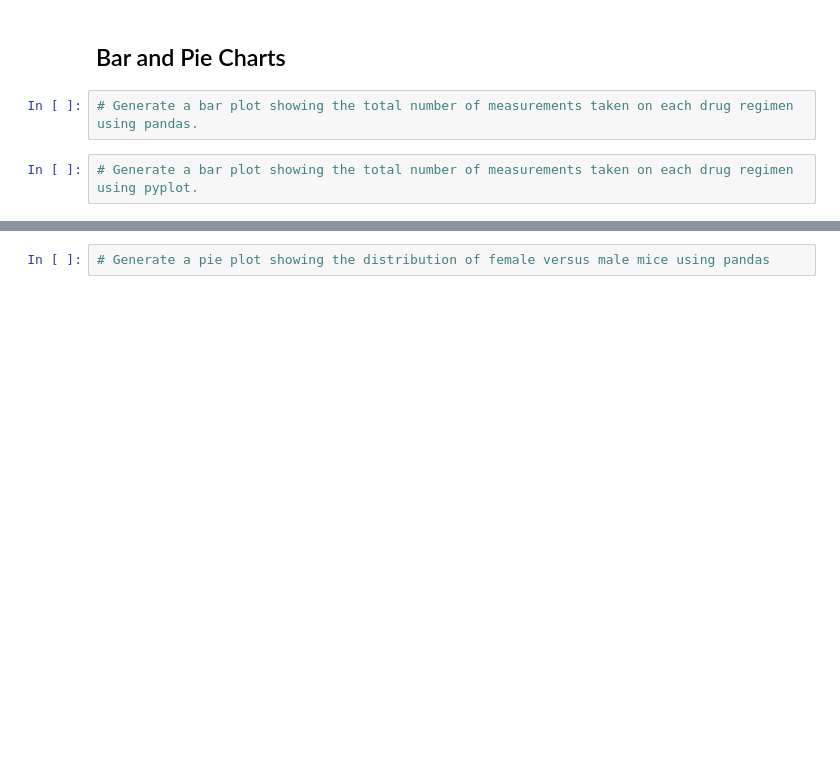
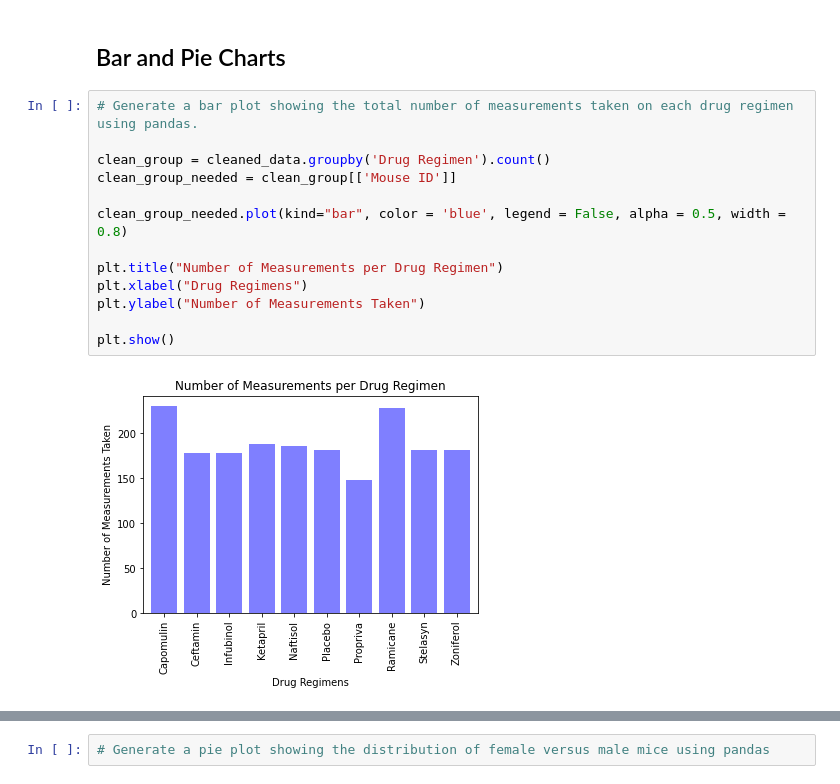
Before and after one commit to pspitzer86/Matplotlib-Challenge, a Jupyter notebook: Pymaceuticals_challenge.ipynb, the cells around one changed output, grey strips where cells are left out. Cells and saved outputs as stored; diff of their text form; blank space fills up the shorter version.

Commit message:
created bar graphs through pandas and pyplot

```diff
--- a/Pymaceuticals_challenge.ipynb
+++ b/Pymaceuticals_challenge.ipynb
@@ -114,5 +114,16 @@ all_drugs_renamed
 ## Bar and Pie Charts
 # %%
 # Generate a bar plot showing the total number of measurements taken on each drug regimen using pandas.
+
+clean_group = cleaned_data.groupby('Drug Regimen').count()
+clean_group_needed = clean_group[['Mouse ID']]
+
+clean_group_needed.plot(kind="bar", color = 'blue', legend = False, alpha = 0.5, width = 0.8)
+
+plt.title("Number of Measurements per Drug Regimen")
+plt.xlabel("Drug Regimens")
+plt.ylabel("Number of Measurements Taken")
+
+plt.show()
+# %% [output]
+[figure, added]
-# %%
-# Generate a bar plot showing the total number of measurements taken on each drug regimen using pyplot.
```
Also changed, not shown: parts of 1 cell of this notebook.
